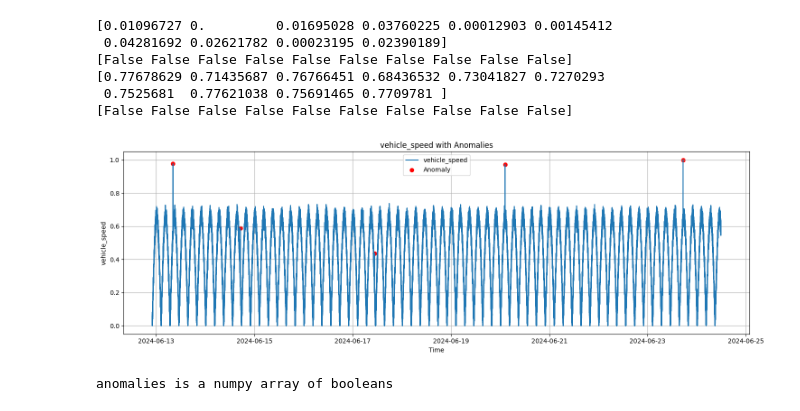
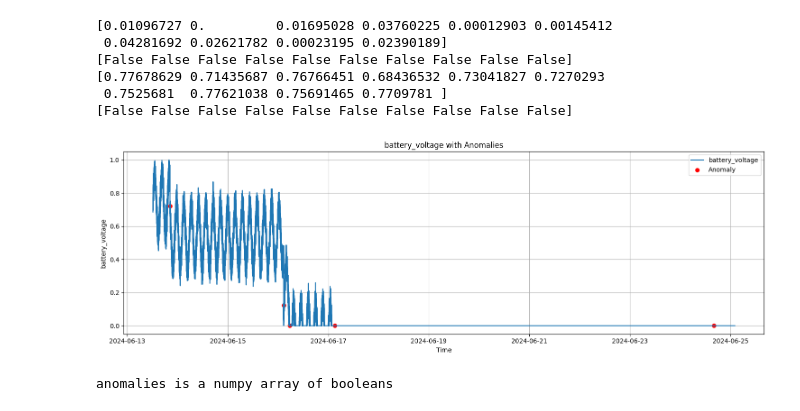
Before and after one commit to Th3RandyMan/Unsupervised-Anomaly-Detection, a Jupyter notebook: train_model_as.ipynb, the cells around one changed output. Saved outputs shown, nothing was run; the diff lists cells and outputs as text; code cells hidden in the pictures.

```diff
--- a/train_model_as.ipynb
+++ b/train_model_as.ipynb
@@ -550,35 +510,35 @@ def visualize_test_data_with_anomalies(timestamps, test_data, anomaly_labels, co
     - column_name: Name of the column ('vehicle_speed' or 'battery_voltage').
     """
     # Convert epoch timestamps to human-readable datetime
     datetime_labels = [datetime.fromtimestamp(ts) for ts in timestamps]
 
     fig, ax = plt.subplots(figsize=(15, 5))
 
     # Plot test data
     ax.plot(datetime_labels, test_data, label=column_name)
 
     # Highlight anomalies
     anomaly_indices = np.where(anomaly_labels)[0]
     ax.scatter([datetime_labels[i] for i in anomaly_indices], test_data[anomaly_indices], color='red', label='Anomaly')
 
     ax.set_title(f'{column_name} with Anomalies')
     ax.set_xlabel('Time')
     ax.set_ylabel(column_name)
     ax.legend()
     ax.grid(True)
 
     plt.tight_layout()
     plt.show()
 
 # Generate timestamps with a 10-second interval
 length = 100000
 start_time = int(time.time())
 timestamps = np.arange(start_time, start_time + length * 10, 10)
 
 # Visualize the test data with anomalies for vehicle speed
-visualize_test_data_with_anomalies(timestamps, test_data_speed, anomaly_labels_speed, 'vehicle_speed')
+visualize_test_data_with_anomalies(timestamps, test_data_voltage, anomaly_labels_voltage, 'battery_voltage')
 # %% [output]
-[figure, old version]
+[figure, new version]
 # %%
 import numpy as np
 
```
Also changed, not shown: parts of 17 cells of this notebook, 4 other files.
